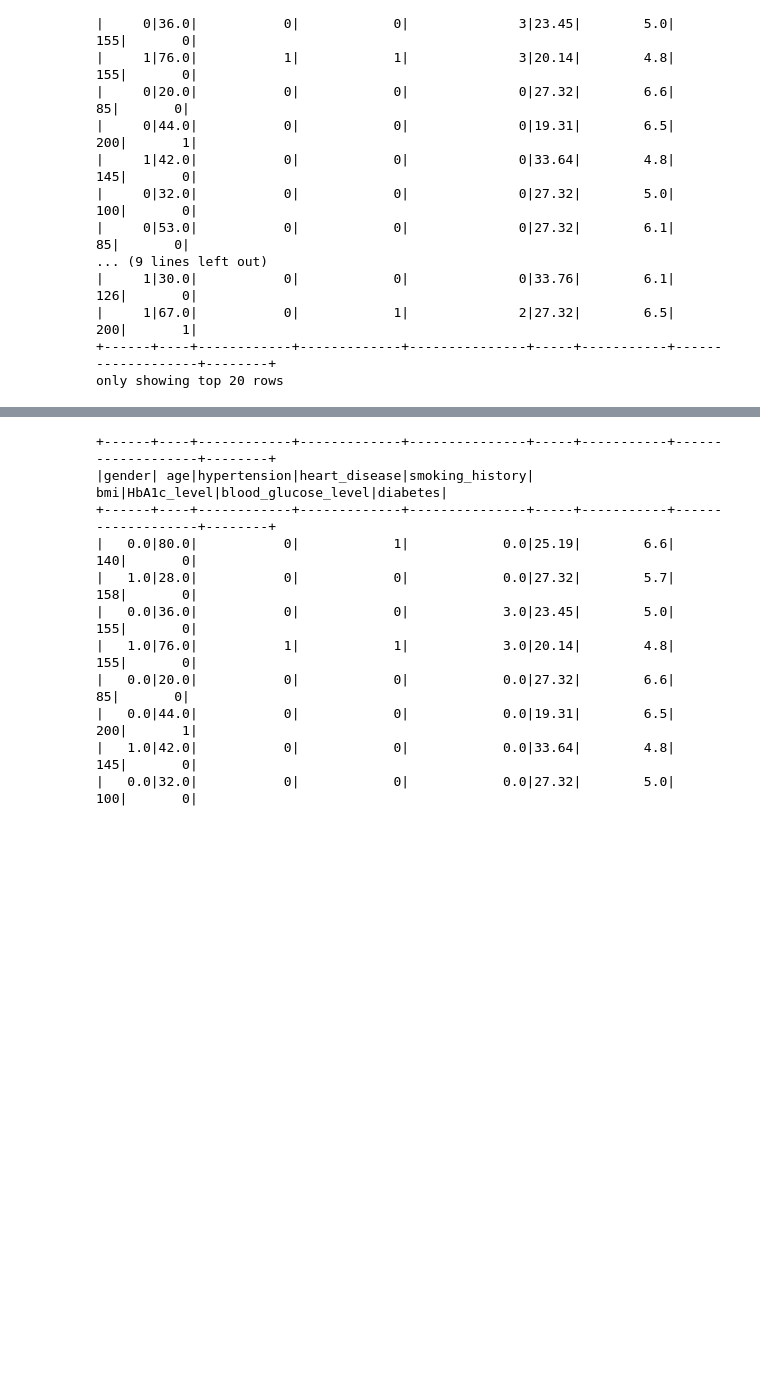
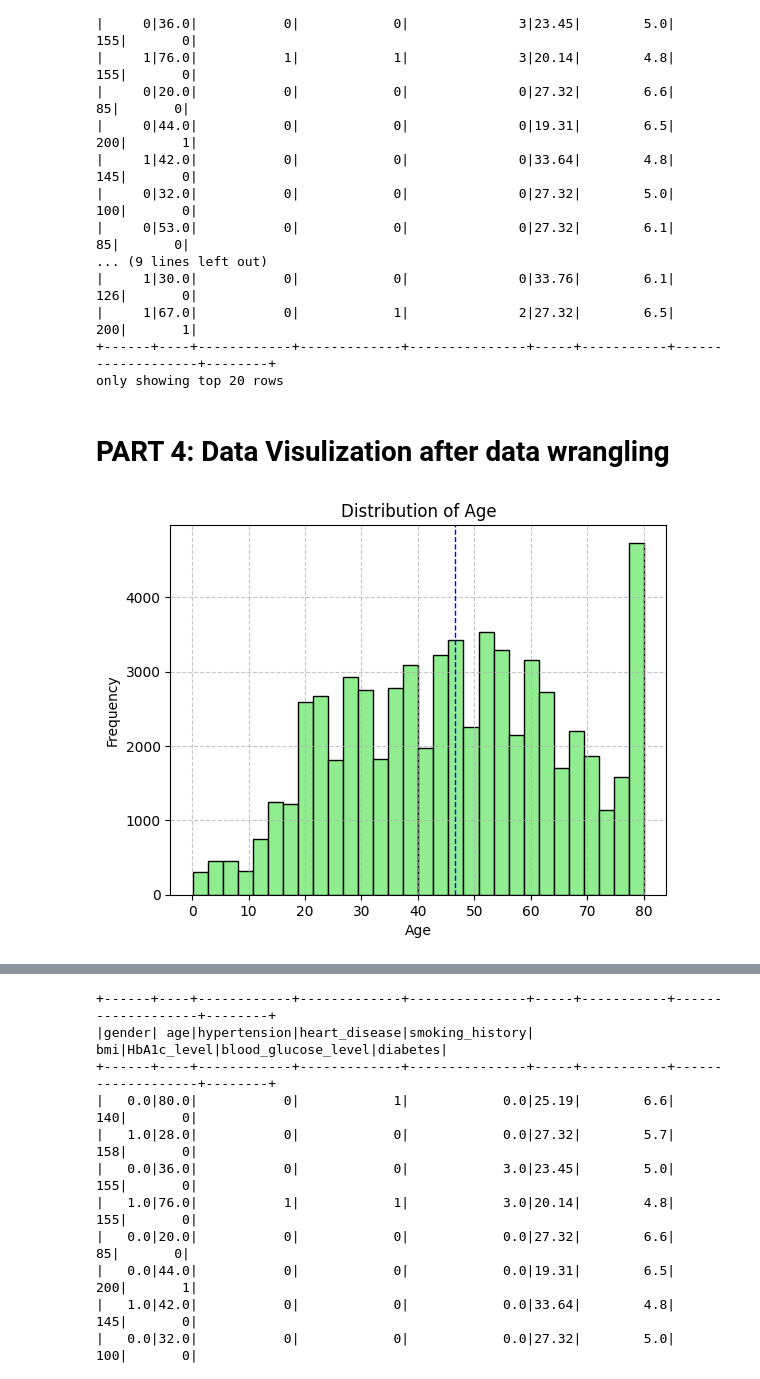
Before and after one commit to nidhi0684/Project4-DiabetesPrediction, a Jupyter notebook: Diabetes_Prediction.ipynb, the cells around one changed output, grey strips where cells are left out. Saved outputs shown, nothing was run; the diff lists cells and outputs as text; code cells hidden in the pictures; blank space fills up the shorter version.

Commit message:
Merged Beauty's code for data visualization in PART 4

```diff
--- a/Diabetes_Prediction.ipynb
+++ b/Diabetes_Prediction.ipynb
@@ -337,3 +329,5 @@ df_diabetes_data.show()
 |     1|67.0|           0|            1|              2|27.32|        6.5|                200|       1|
 +------+----+------------+-------------+---------------+-----+-----------+-------------------+--------+
 only showing top 20 rows
+# %% [markdown]
+# PART 4: Data Visulization after data wrangling
@@ -339,0 +339,14 @@ only showing top 20 rows
+# %%
+# Convert PySpark DataFrame to Pandas DataFrame
+df_diabetes_pd = df_diabetes_data.toPandas()
+# %%
+# Histogram of Age
+plt.hist(df_diabetes_pd['age'], bins=30, color='lightgreen', edgecolor='black')
+plt.axvline(df_diabetes_pd['age'].mean(), color='b', linestyle='--', linewidth=1)
+plt.xlabel('Age')
+plt.ylabel('Frequency')
+plt.title('Distribution of Age')
+plt.grid(True, linestyle='--', alpha=0.7)
+plt.show()
+# %% [output]
+[figure, added]
```
Also changed, not shown: parts of 20 cells of this notebook.
